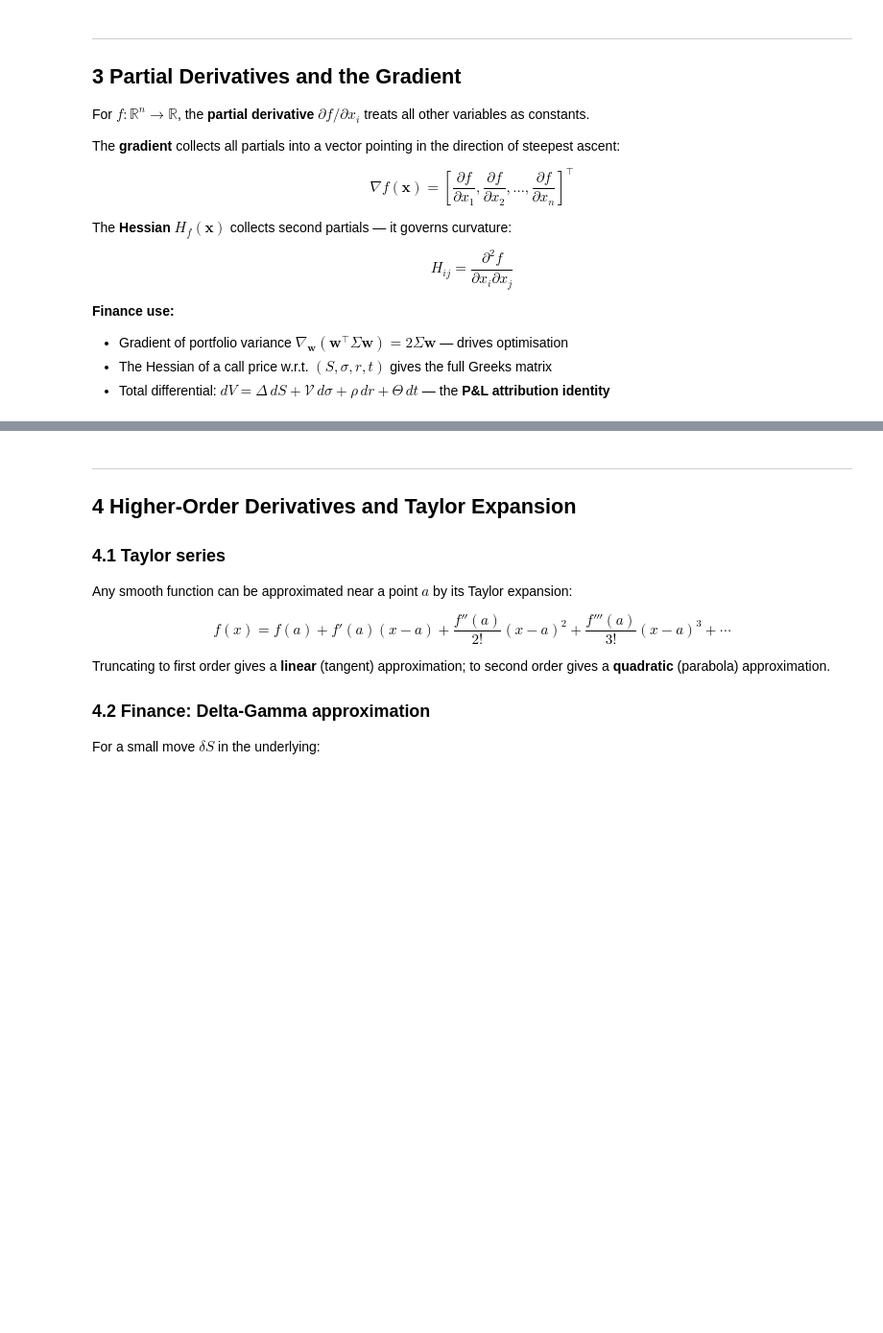
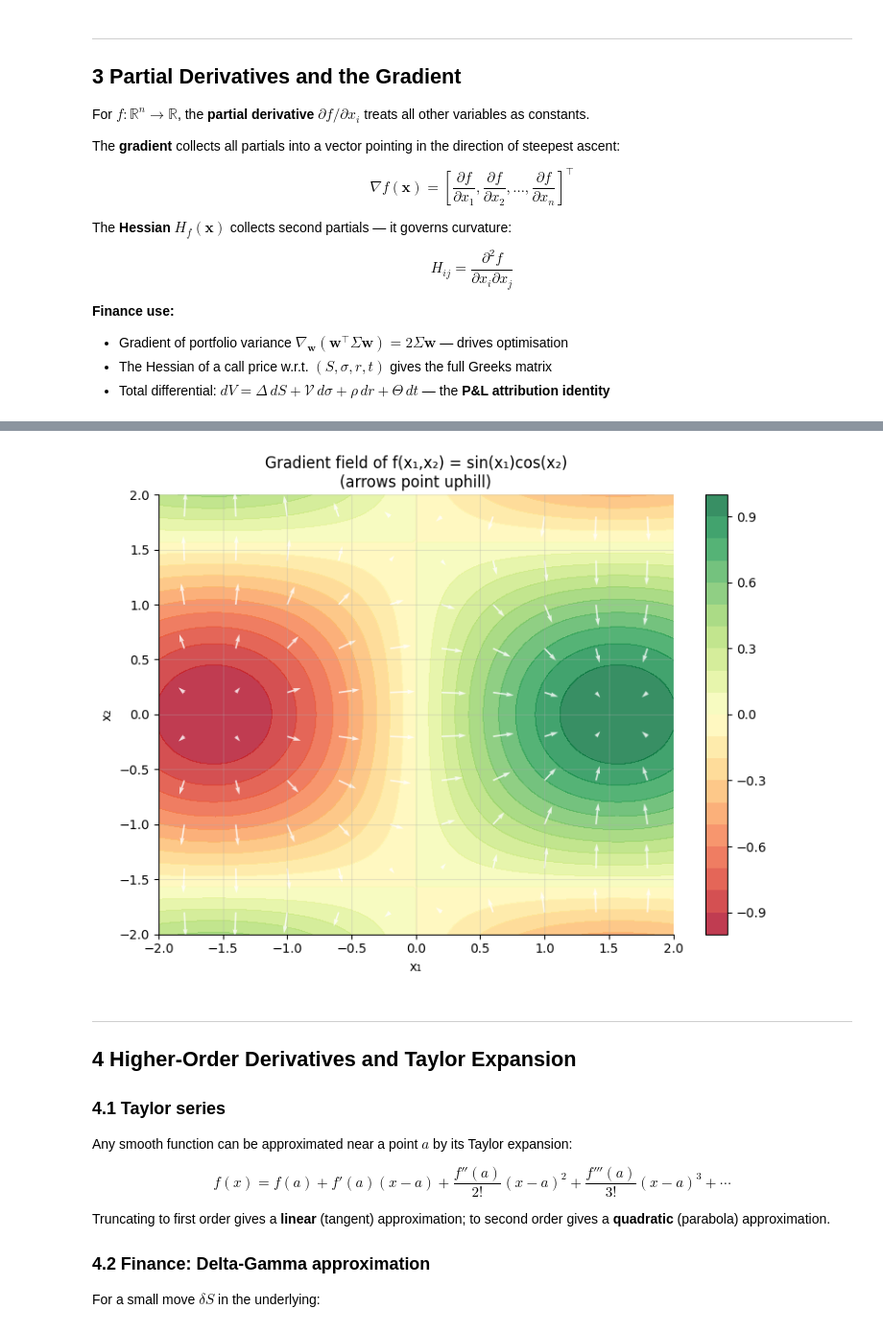
Before and after one commit to Mikelraz/qufin, a Jupyter notebook: notebooks/03_calculus_refresher.ipynb, the cells around one changed output, grey strips where cells are left out. Shown at 96% size. Cells and saved outputs as stored; diff of their text form; code cells hidden in the pictures; blank space fills up the shorter version.

```diff
--- a/notebooks/03_calculus_refresher.ipynb
+++ b/notebooks/03_calculus_refresher.ipynb
@@ -15,23 +15,23 @@ Every pricing formula is either a derivative (a sensitivity) or an integral (an
 8. Finance applications — Greeks, duration/convexity, option pricing as an integral
 # %%
 import math
+
+import matplotlib.pyplot as plt
 import numpy as np
 import scipy.integrate as integrate
-import scipy.optimize as opt
 import scipy.stats as stats
-import matplotlib.pyplot as plt
-import matplotlib.ticker as mticker
-from matplotlib.patches import FancyArrowPatch
 
 rng = np.random.default_rng(42)
 
-plt.rcParams.update({
-    "figure.figsize": (10, 4),
-    "axes.spines.top": False,
-    "axes.spines.right": False,
-    "axes.grid": True,
-    "grid.alpha": 0.3,
-})
+plt.rcParams.update(
+    {
+        "figure.figsize": (10, 4),
+        "axes.spines.top": False,
+        "axes.spines.right": False,
+        "axes.grid": True,
+        "grid.alpha": 0.3,
+    }
+)
 
 np.set_printoptions(precision=6, suppress=True)
 # %% [markdown]
@@ -215,27 +269,30 @@ print(f"{'Total':>14}  {w.sum():>8.0%}             {risk_contribution.sum():.1%}
 # %%
 # Visualise the gradient as direction of steepest ascent on a 2D surface
 x1 = np.linspace(-2, 2, 100)
 x2 = np.linspace(-2, 2, 100)
 X1, X2 = np.meshgrid(x1, x2)
 
 # f(x1, x2) = sin(x1) * cos(x2) — arbitrary but illustrative
 Z = np.sin(X1) * np.cos(X2)
 # Gradient: [cos(x1)*cos(x2), -sin(x1)*sin(x2)]
 
 fig, ax = plt.subplots(figsize=(8, 6))
 cf = ax.contourf(X1, X2, Z, levels=20, cmap="RdYlGn", alpha=0.8)
 plt.colorbar(cf, ax=ax)
 
 # Draw gradient arrows on a coarser grid
 x1g, x2g = np.meshgrid(np.linspace(-1.8, 1.8, 10), np.linspace(-1.8, 1.8, 10))
 g1 = np.cos(x1g) * np.cos(x2g)
 g2 = -np.sin(x1g) * np.sin(x2g)
 ax.quiver(x1g, x2g, g1, g2, color="white", scale=20, width=0.003, alpha=0.8)
 
 ax.set_title("Gradient field of f(x₁,x₂) = sin(x₁)cos(x₂)\n(arrows point uphill)")
-ax.set_xlabel("x₁"); ax.set_ylabel("x₂")
+ax.set_xlabel("x₁")
+ax.set_ylabel("x₂")
 plt.tight_layout()
 plt.show()
+# %% [output]
+[figure, added]
 # %% [markdown]
 ---
 ## 4  Higher-Order Derivatives and Taylor Expansion
```
Also changed, not shown: parts of 17 cells of this notebook, 6 other files.
